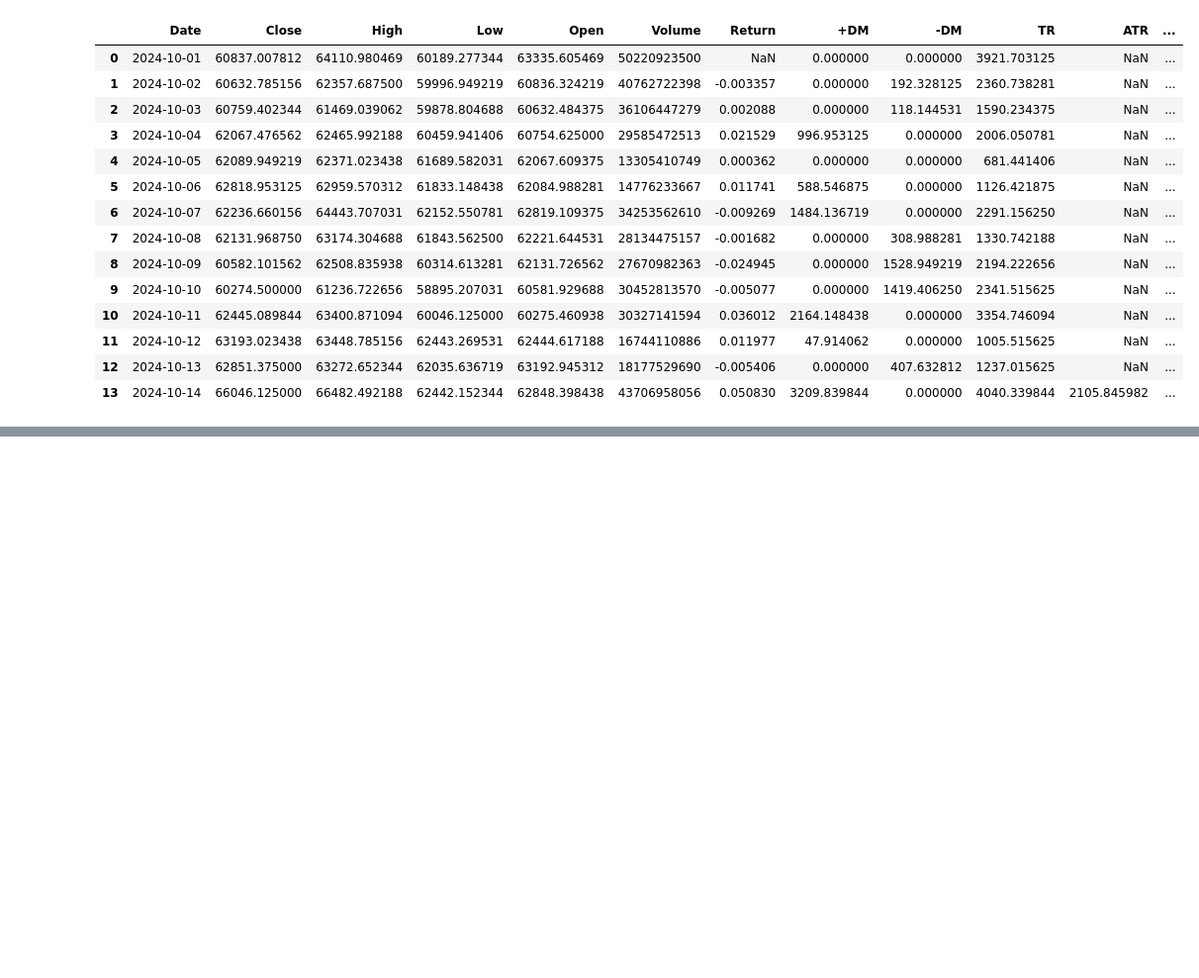
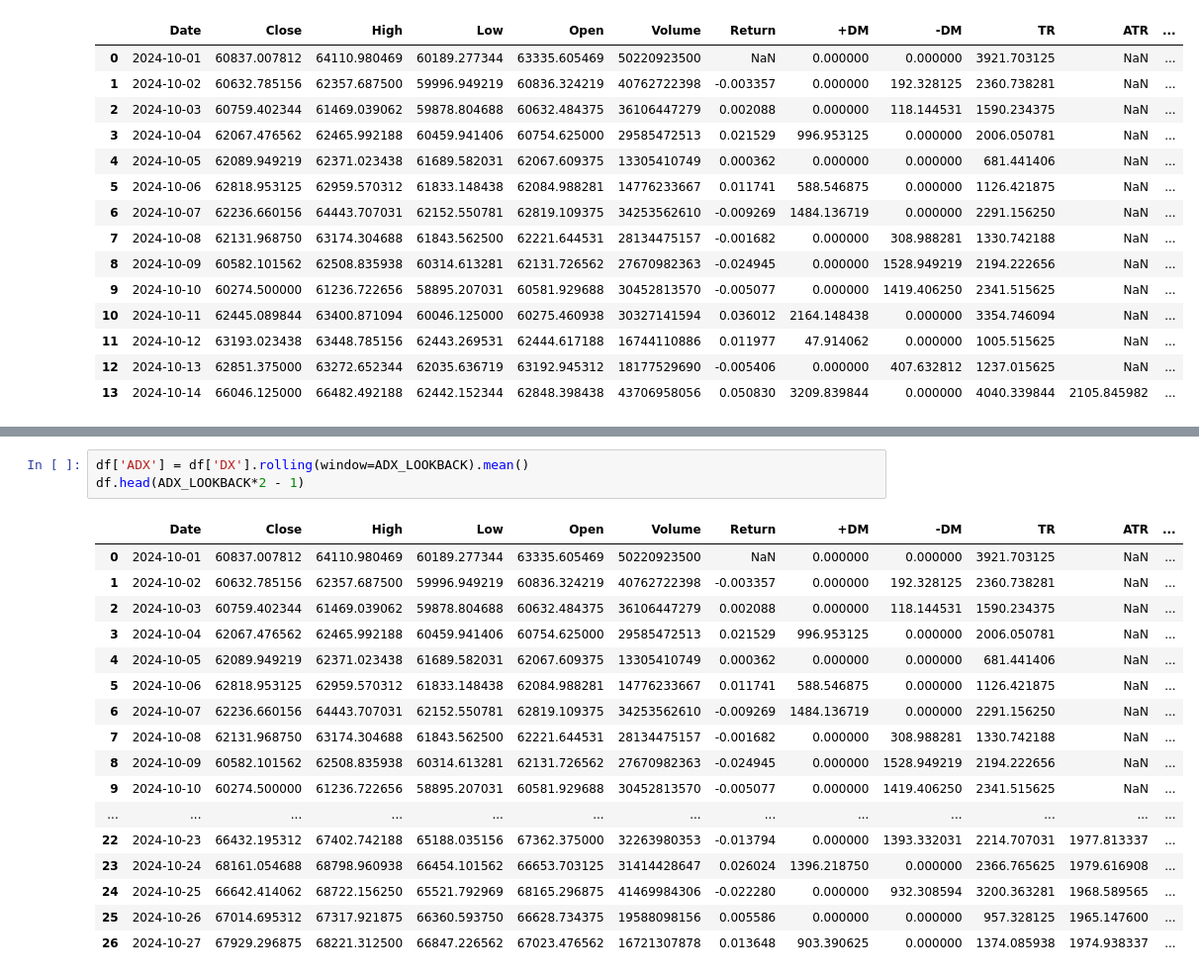
Before and after one commit to AminFiroozi/TA-HW3, a Jupyter notebook: HW3-401521471-AminFiroozi.ipynb, the cells around one changed output, grey strips where cells are left out. Shown at 99% size. Drawn from its saved outputs; the diff is of its cells as text; blank space fills up the shorter version.

```diff
--- a/HW3-401521471-AminFiroozi.ipynb
+++ b/HW3-401521471-AminFiroozi.ipynb
@@ -233,0 +238,21 @@ df.head(ADX_LOOKBACK)
+# %%
+df['ADX'] = df['DX'].rolling(window=ADX_LOOKBACK).mean()
+df.head(ADX_LOOKBACK*2 - 1)
+# %% [output]
+|  | Date | Close | High | Low | Open | Volume | Return | +DM | -DM | TR | ATR | ... |
+| 0 | 2024-10-01 | 60837.007812 | 64110.980469 | 60189.277344 | 63335.605469 | 50220923500 | NaN | 0.000000 | 0.000000 | 3921.703125 | NaN | ... |
+| 1 | 2024-10-02 | 60632.785156 | 62357.687500 | 59996.949219 | 60836.324219 | 40762722398 | -0.003357 | 0.000000 | 192.328125 | 2360.738281 | NaN | ... |
+| 2 | 2024-10-03 | 60759.402344 | 61469.039062 | 59878.804688 | 60632.484375 | 36106447279 | 0.002088 | 0.000000 | 118.144531 | 1590.234375 | NaN | ... |
+| 3 | 2024-10-04 | 62067.476562 | 62465.992188 | 60459.941406 | 60754.625000 | 29585472513 | 0.021529 | 996.953125 | 0.000000 | 2006.050781 | NaN | ... |
+| 4 | 2024-10-05 | 62089.949219 | 62371.023438 | 61689.582031 | 62067.609375 | 13305410749 | 0.000362 | 0.000000 | 0.000000 | 681.441406 | NaN | ... |
+| 5 | 2024-10-06 | 62818.953125 | 62959.570312 | 61833.148438 | 62084.988281 | 14776233667 | 0.011741 | 588.546875 | 0.000000 | 1126.421875 | NaN | ... |
+| 6 | 2024-10-07 | 62236.660156 | 64443.707031 | 62152.550781 | 62819.109375 | 34253562610 | -0.009269 | 1484.136719 | 0.000000 | 2291.156250 | NaN | ... |
+| 7 | 2024-10-08 | 62131.968750 | 63174.304688 | 61843.562500 | 62221.644531 | 28134475157 | -0.001682 | 0.000000 | 308.988281 | 1330.742188 | NaN | ... |
+| 8 | 2024-10-09 | 60582.101562 | 62508.835938 | 60314.613281 | 62131.726562 | 27670982363 | -0.024945 | 0.000000 | 1528.949219 | 2194.222656 | NaN | ... |
+| 9 | 2024-10-10 | 60274.500000 | 61236.722656 | 58895.207031 | 60581.929688 | 30452813570 | -0.005077 | 0.000000 | 1419.406250 | 2341.515625 | NaN | ... |
+| ... | ... | ... | ... | ... | ... | ... | ... | ... | ... | ... | ... | ... |
+| 22 | 2024-10-23 | 66432.195312 | 67402.742188 | 65188.035156 | 67362.375000 | 32263980353 | -0.013794 | 0.000000 | 1393.332031 | 2214.707031 | 1977.813337 | ... |
+| 23 | 2024-10-24 | 68161.054688 | 68798.960938 | 66454.101562 | 66653.703125 | 31414428647 | 0.026024 | 1396.218750 | 0.000000 | 2366.765625 | 1979.616908 | ... |
+| 24 | 2024-10-25 | 66642.414062 | 68722.156250 | 65521.792969 | 68165.296875 | 41469984306 | -0.022280 | 0.000000 | 932.308594 | 3200.363281 | 1968.589565 | ... |
+| 25 | 2024-10-26 | 67014.695312 | 67317.921875 | 66360.593750 | 66628.734375 | 19588098156 | 0.005586 | 0.000000 | 0.000000 | 957.328125 | 1965.147600 | ... |
+| 26 | 2024-10-27 | 67929.296875 | 68221.312500 | 66847.226562 | 67023.476562 | 16721307878 | 0.013648 | 903.390625 | 0.000000 | 1374.085938 | 1974.938337 | ... |
```
Also changed, not shown: parts of 2 cells of this notebook.
